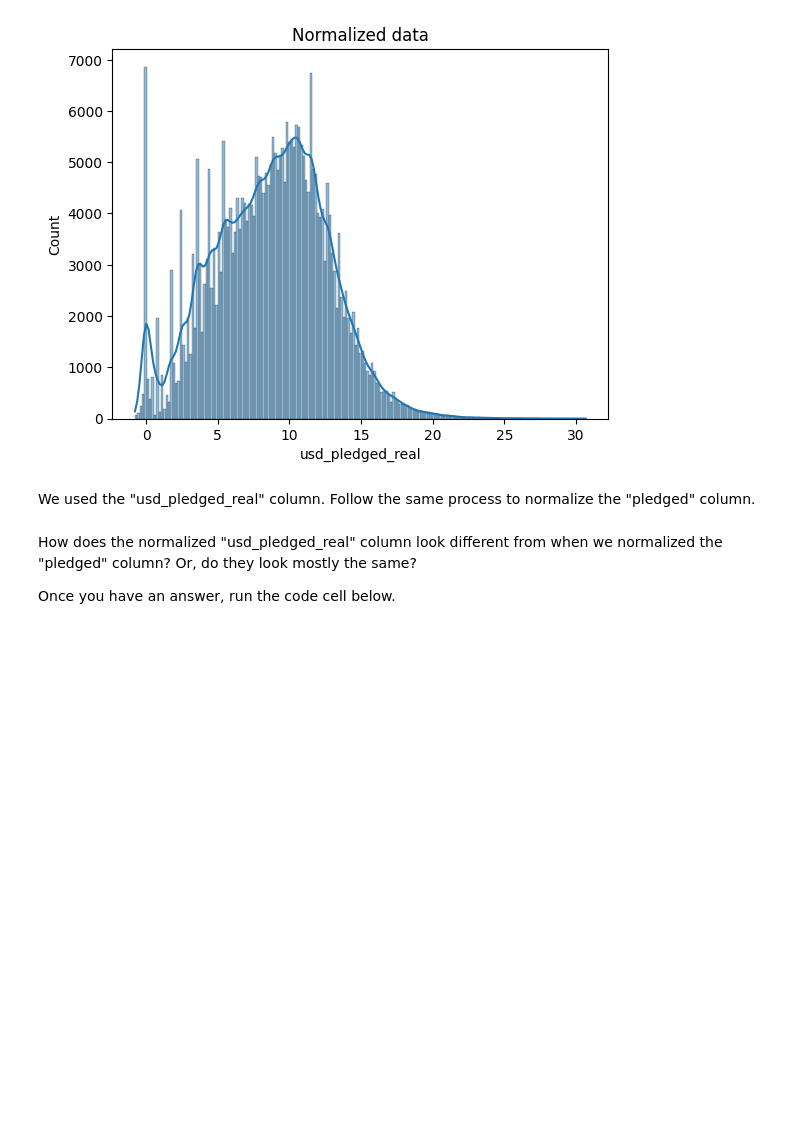
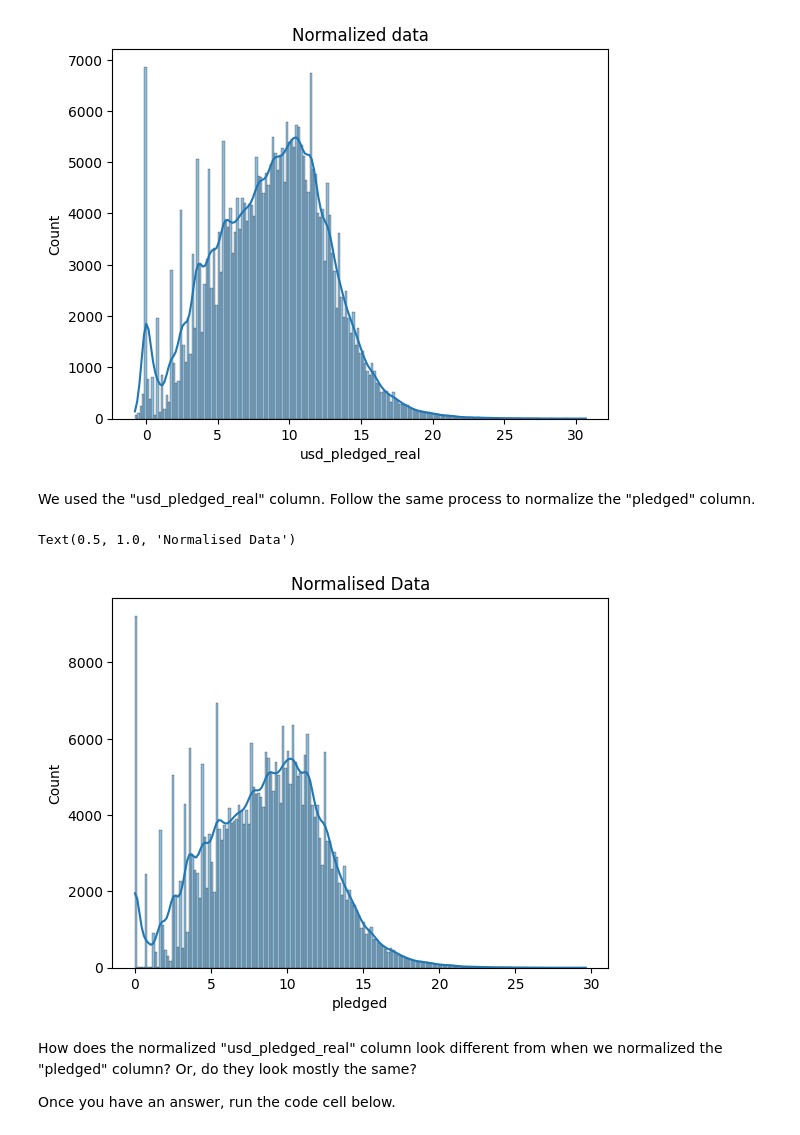
Before and after one commit to bazchen/kaggle, a Jupyter notebook: data-cleaning-exercise-scaling-and-normalization.ipynb, the cells around one changed output. Cells and saved outputs as stored; diff of their text form; code cells hidden in the pictures; blank space fills up the shorter version.

```diff
--- a/data-cleaning-exercise-scaling-and-normalization.ipynb
+++ b/data-cleaning-exercise-scaling-and-normalization.ipynb
@@ -159,3 +196,18 @@ We used the "usd_pledged_real" column. Follow the same process to normalize the
+# %%
+# get index of all positive pledges since Box-Cox only takes positive values
+index_positive_pledges = kickstarters_2017.pledged > 0
+positive_pledges_only = kickstarters_2017.pledged.loc[index_positive_pledges]
+
+# normalise the pledges
+normalised_vals = pd.Series(stats.boxcox(positive_pledges_only)[0],
+                            name='pledged', index=positive_pledges_only.index)
+# %%
+# plot data
+ax = sns.histplot(normalised_vals, kde=True)
+ax.set_title("Normalised Data")
+# %% [output]
+Text(0.5, 1.0, 'Normalised Data')
+[figure, added]
 # %% [markdown]
 How does the normalized "usd_pledged_real" column look different from when we normalized the "pledged" column?  Or, do they look mostly the same?
 
```
Also changed, not shown: parts of 5 cells of this notebook.
